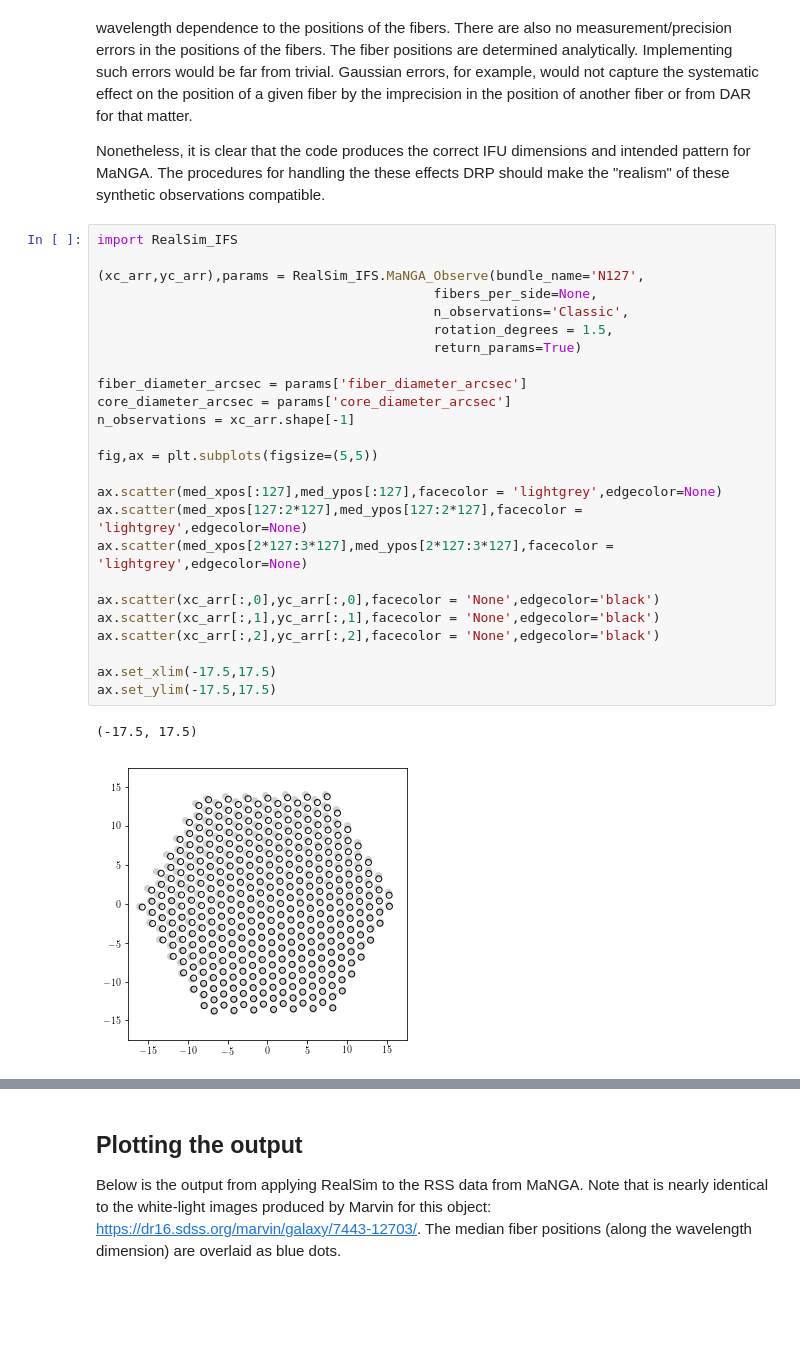
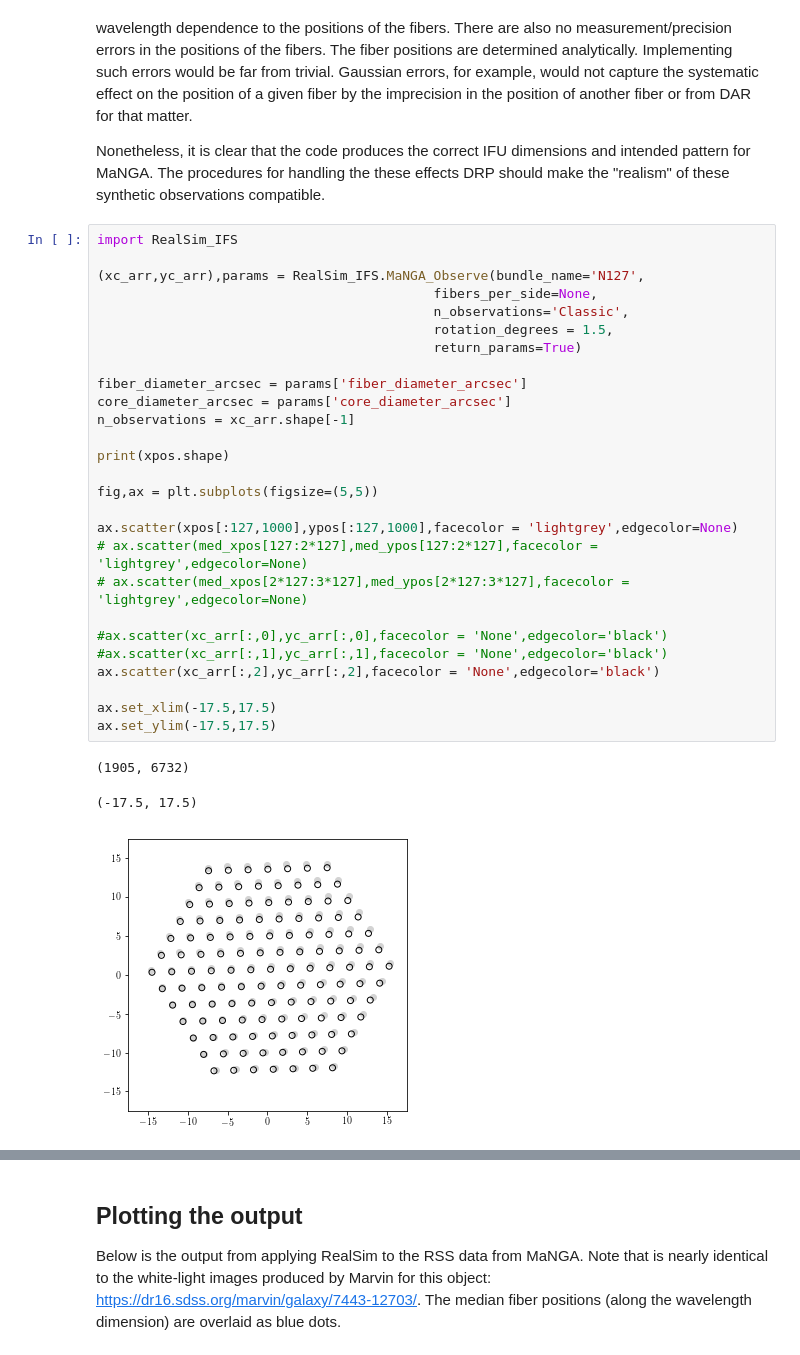
Before and after one commit to cbottrell/RealSim-IFS, a Jupyter notebook: MaNGA_RSS_File_test.ipynb, the cells around one changed output, grey strips where cells are left out. Saved outputs shown, nothing was run; the diff lists cells and outputs as text; blank space fills up the shorter version.

```diff
--- a/MaNGA_RSS_File_test.ipynb
+++ b/MaNGA_RSS_File_test.ipynb
@@ -336,31 +338,34 @@ Nonetheless, it is clear that the code produces the correct IFU dimensions and i
 # %%
 import RealSim_IFS
 
 (xc_arr,yc_arr),params = RealSim_IFS.MaNGA_Observe(bundle_name='N127',
                                            fibers_per_side=None,
                                            n_observations='Classic',
                                            rotation_degrees = 1.5,
                                            return_params=True)
 
 fiber_diameter_arcsec = params['fiber_diameter_arcsec']
 core_diameter_arcsec = params['core_diameter_arcsec']
 n_observations = xc_arr.shape[-1]
 
+print(xpos.shape)
+
 fig,ax = plt.subplots(figsize=(5,5))
 
-ax.scatter(med_xpos[:127],med_ypos[:127],facecolor = 'lightgrey',edgecolor=None)
-ax.scatter(med_xpos[127:2*127],med_ypos[127:2*127],facecolor = 'lightgrey',edgecolor=None)
-ax.scatter(med_xpos[2*127:3*127],med_ypos[2*127:3*127],facecolor = 'lightgrey',edgecolor=None)
+ax.scatter(xpos[:127,1000],ypos[:127,1000],facecolor = 'lightgrey',edgecolor=None)
+# ax.scatter(med_xpos[127:2*127],med_ypos[127:2*127],facecolor = 'lightgrey',edgecolor=None)
+# ax.scatter(med_xpos[2*127:3*127],med_ypos[2*127:3*127],facecolor = 'lightgrey',edgecolor=None)
 
-ax.scatter(xc_arr[:,0],yc_arr[:,0],facecolor = 'None',edgecolor='black')
-ax.scatter(xc_arr[:,1],yc_arr[:,1],facecolor = 'None',edgecolor='black')
+#ax.scatter(xc_arr[:,0],yc_arr[:,0],facecolor = 'None',edgecolor='black')
+#ax.scatter(xc_arr[:,1],yc_arr[:,1],facecolor = 'None',edgecolor='black')
 ax.scatter(xc_arr[:,2],yc_arr[:,2],facecolor = 'None',edgecolor='black')
 
 ax.set_xlim(-17.5,17.5)
 ax.set_ylim(-17.5,17.5)
 # %% [output]
-(-17.5, 17.5)
+(1905, 6732)
+(-17.5, 17.5)
-[figure, old version]
+[figure, new version]
 # %% [markdown]
 ## Comparison of output from the MaNGA DRP and RealSim-IFS
 
```
Also changed, not shown: parts of 14 cells of this notebook, 1 other file.
